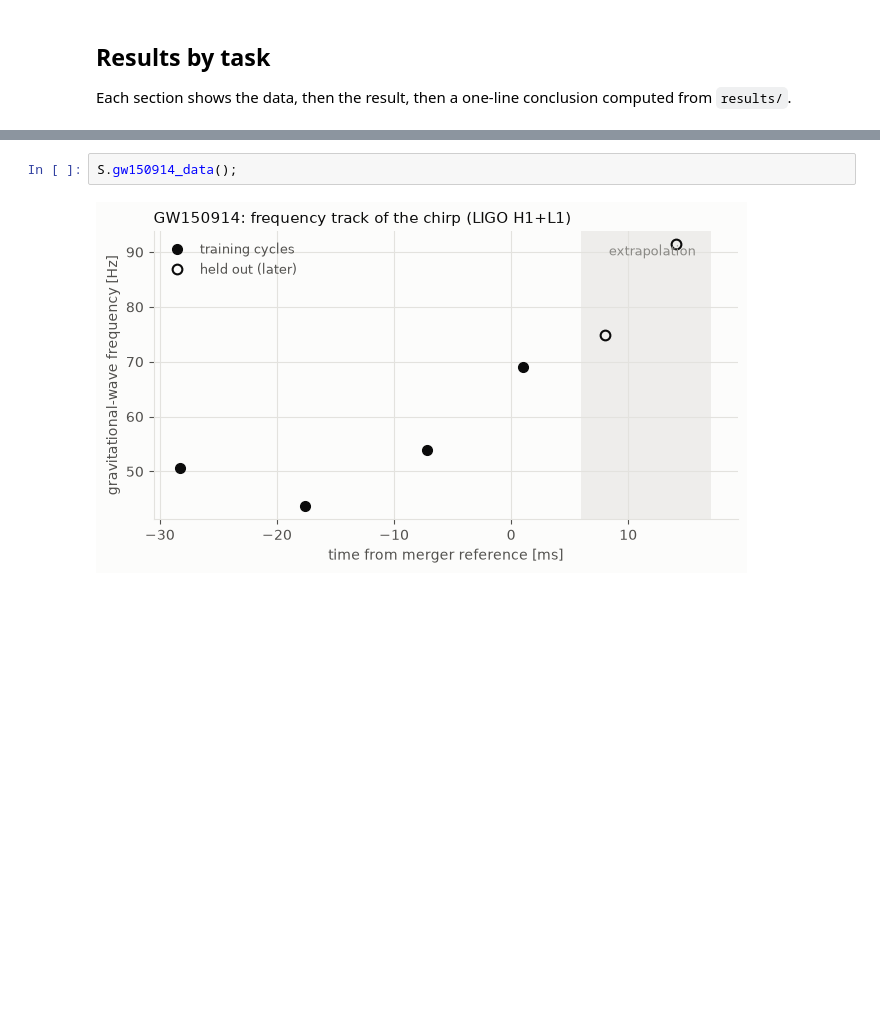
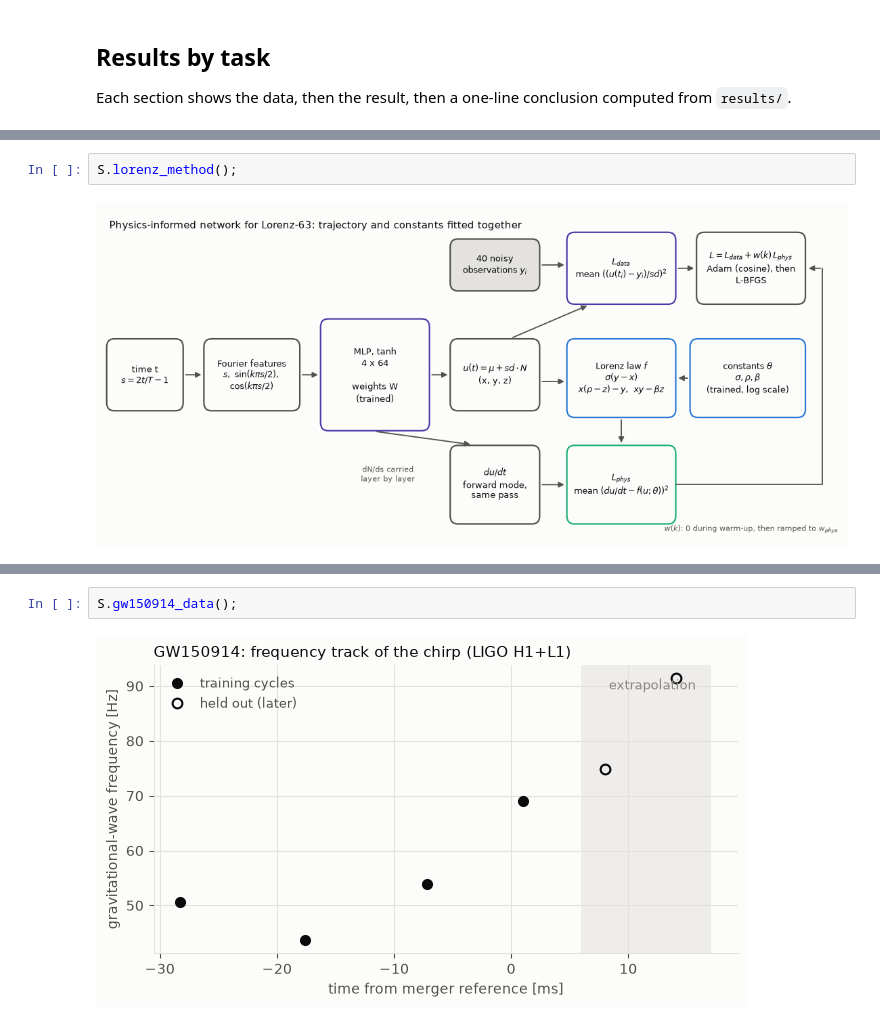
Before and after one commit to drorjac/physics-prior, a Jupyter notebook: notebooks/summary.ipynb, the cells around one changed output, grey strips where cells are left out. Cells and saved outputs as stored; diff of their text form; blank space fills up the shorter version.

```diff
--- a/notebooks/summary.ipynb
+++ b/notebooks/summary.ipynb
@@ -65,0 +79,4 @@ Each section shows the data, then the result, then a one-line conclusion compute
+# %%
+S.lorenz_method();
+# %% [output]
+[figure, added]
```
Also changed, not shown: parts of 17 cells of this notebook, 14 other files.
